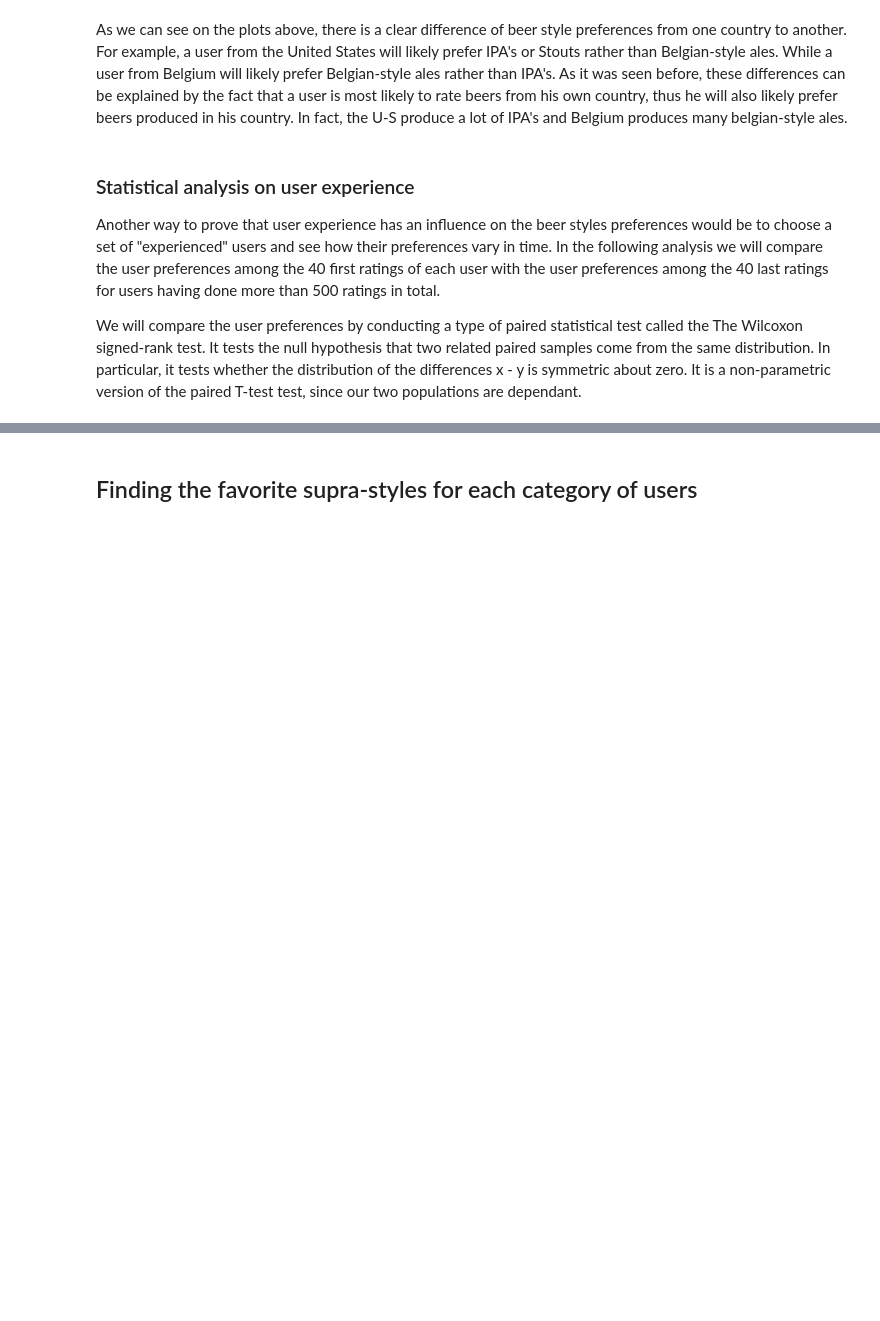
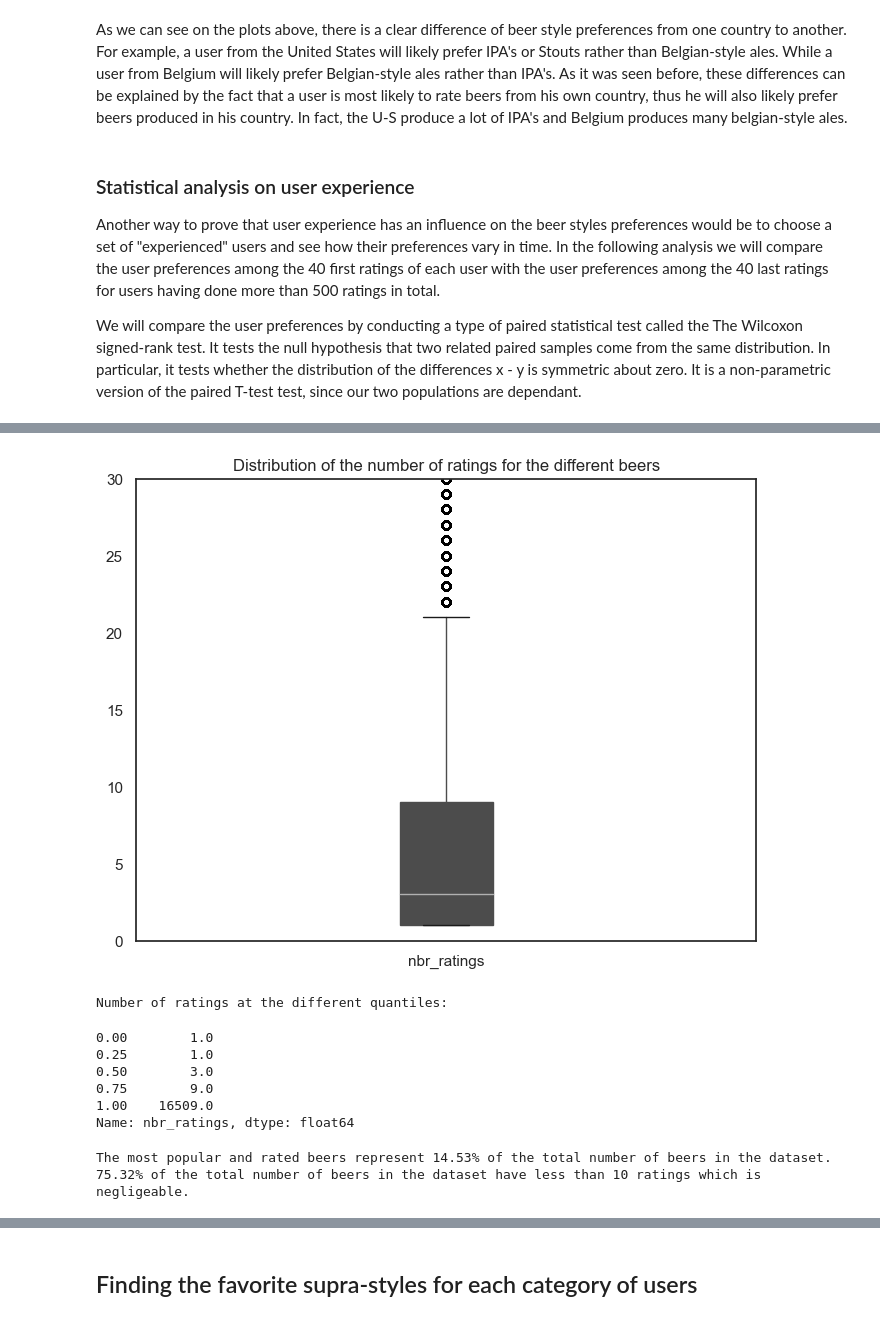
Before and after one commit to TemryL/Beer-Style-Analysis, a Jupyter notebook: milestone3.ipynb, the cells around one changed output, grey strips where cells are left out. Saved outputs shown, nothing was run; the diff lists cells and outputs as text; code cells hidden in the pictures; blank space fills up the shorter version.

```diff
--- a/milestone3.ipynb
+++ b/milestone3.ipynb
@@ -936,0 +1022,24 @@ merged_experienced_users = df_merged[df_merged.user_id.isin(experienced_users.us
+# %%
+ratings_per_beer.boxplot(column=['nbr_ratings'], patch_artist=True)
+plt.ylim([0,30])
+plt.title('Distribution of the number of ratings for the different beers')
+plt.grid(False)
+plt.show()
+
+print('Number of ratings at the different quantiles:')
+ratings_per_beer['nbr_ratings'].quantile([0,0.25,0.5,0.75,1])
+# %% [output]
+[figure, added]
+Number of ratings at the different quantiles:
+0.00        1.0
+0.25        1.0
+0.50        3.0
+0.75        9.0
+1.00    16509.0
+Name: nbr_ratings, dtype: float64
+# %%
+print('The most popular and rated beers represent {:.2f}% of the total number of beers in the dataset.'.format(len(ratings_per_beer[ratings_per_beer.nbr_ratings>21])/len(ratings_per_beer) * 100))
+print('{:.2f}% of the total number of beers in the dataset have less than 10 ratings which is negligeable.'.format(len(ratings_per_beer[ratings_per_beer.nbr_ratings<10])/len(ratings_per_beer) * 100))
+# %% [output]
+The most popular and rated beers represent 14.53% of the total number of beers in the dataset.
+75.32% of the total number of beers in the dataset have less than 10 ratings which is negligeable.
```
Also changed, not shown: parts of 21 cells of this notebook, 1 other file.
